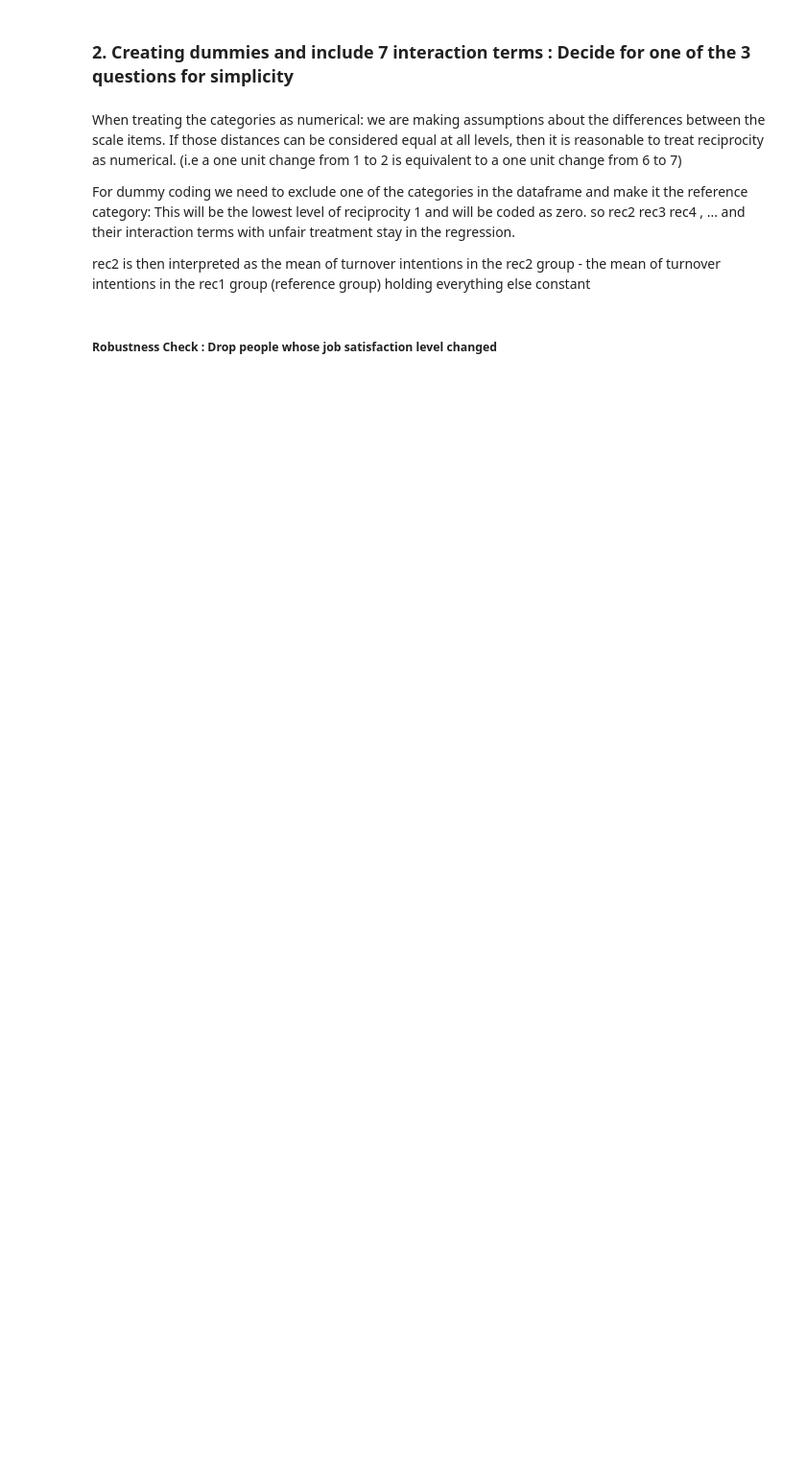
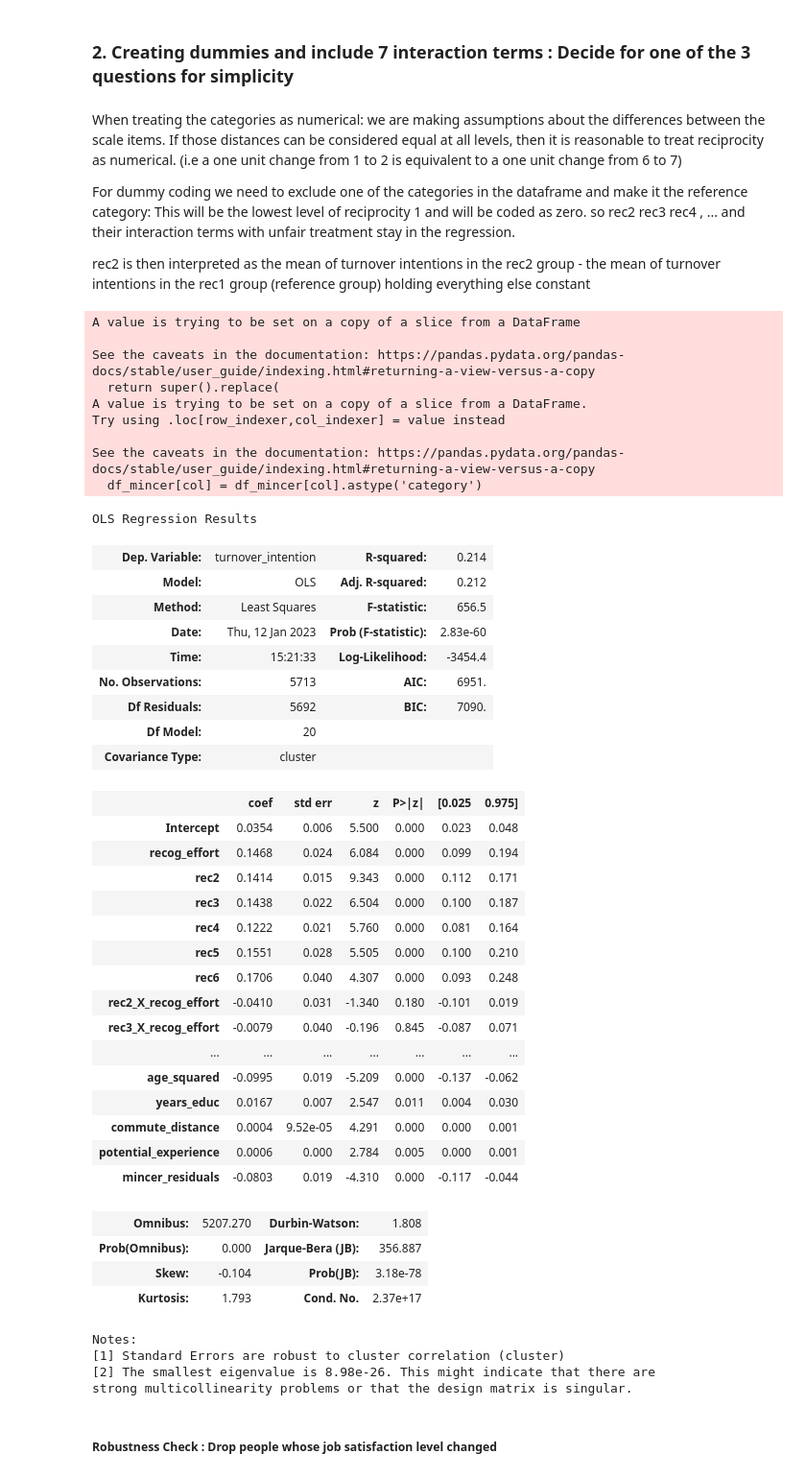
Before and after one commit to maxxxbb/ResearchModule, a Jupyter notebook: src/data_management/FirstRegression.ipynb, the cells around one changed output. Shown at 96% size. Drawn from its saved outputs; the diff is of its cells as text; code cells hidden in the pictures; blank space fills up the shorter version.

Commit message:
Adapted files so we can cluster on sectors

```diff
--- a/src/data_management/FirstRegression.ipynb
+++ b/src/data_management/FirstRegression.ipynb
@@ -21,7 +21,7 @@ from pathlib import Path
 # Path Max: C:/Users/max-admin/Desktop/Masterstudium/WiSe_22_23/Research_Module/SOEP-Data/Stata/raw
 # Path Maxie: /Volumes/dohmen_soep/SOEP-CORE.v36eu_STATA/Stata/raw
 
-data_folder = Path("/Volumes/dohmen_soep/SOEP-CORE.v36eu_STATA/Stata/raw")
+data_folder = Path("C:/Users/max-admin/Desktop/Masterstudium/WiSe_22_23/Research_Module/SOEP-Data/Stata/raw")
 # define relevant subsets of SOEP-data
 file_names = ['vp', 'wp', 'xp']
 
@@ -64,8 +57,8 @@ df_07 = data3.rename(columns= {'xp13101':'gender','xp13102': 'year_birth' ,'xp27
 # read in 2007 data from work module
 
 # adapt path and merge
-hours07 = pd.read_stata(file_paths_2[2], columns=["pid","hid", "syear", "xvebzeit", "xpsbil", "betr07", "xerwzeit", "xbilzeit"]).set_index(['pid', 'hid'])
-work07 = hours07.rename(columns={'xvebzeit': 'working_hours', "xpsbil": "school_degree", "betr07": "firmsize", "xerwzeit": "tenure" , "xbilzeit" : "years_educ"})
+hours07 = pd.read_stata(file_paths_2[2], columns=["pid","hid", "syear", "xvebzeit", "xpsbil","nace07" ,"betr07", "xerwzeit", "xbilzeit"]).set_index(['pid', 'hid'])
+work07 = hours07.rename(columns={'xvebzeit': 'working_hours', "xpsbil": "school_degree", "nace07": "sector","betr07": "firmsize", "xerwzeit": "tenure" , "xbilzeit" : "years_educ"})
 # %% [markdown]
  ### 2. Define Functions and mappings for cleaning data
 # %%
@@ -340,7 +412,7 @@ def include_jobchangers(data07,onlynewemployer=True,worksatisfaction=False,rc_ca
     # read in cleaned 2006 dataset:
     #  change path here : Maxie: '/Users/maxieschulze/Documents/Dokumente - MacBook Pro von Maxie/5. Semester/Research Module/ResearchModule/src/data_management/2006jobchange.csv'
     #                     Max 'C:/Users/max-admin/Desktop/Masterstudium/WiSe_22_23/Research_Module/finalproj/src/data_management/2006jobchange.csv'
-    observations_2006 = pd.read_csv('/Users/maxieschulze/Documents/Dokumente - MacBook Pro von Maxie/5. Semester/Research Module/ResearchModule/src/data_management/2006jobchange.csv')
+    observations_2006 = pd.read_csv('C:/Users/max-admin/Desktop/Masterstudium/WiSe_22_23/Research_Module/finalproj/src/data_management/2006jobchange.csv')
     # some initial datamanagement
     observations_2006.reset_index(inplace=True)
     observations_2006.set_index(["pid","hid"], inplace=True)
@@ -355,7 +427,9 @@ def include_jobchangers(data07,onlynewemployer=True,worksatisfaction=False,rc_ca
     # optional worksatisfaction robustness check
     if worksatisfaction == True:
         satisfaction = pd.DataFrame(df['work_satisfaction']).join(pd.DataFrame(observations_2006['work_satisfaction']), on = ["pid", "hid"], lsuffix = "_07" , rsuffix ="_06")
+        # list of IDs where job satisfaction changed over the past year
         ID_keep_satis = satisfaction[satisfaction["work_satisfaction_07"] == satisfaction["work_satisfaction_06"]].index
+        # drops all persons from 2007 dataframe where job satisfaction changed
         df.drop(df[~df.index.isin(ID_keep_satis)].index, inplace=True)
 
     # create list of IDs of people who switched to a new employer in the last year in 2007
@@ -542,25 +560,70 @@ For dummy coding we need to exclude one of the categories in the dataframe and m
 rec2 is then interpreted as the mean of turnover intentions in the rec2 group - the mean of turnover intentions in the rec1 group (reference group) holding everything else constant
 # %%
 # 1. optional argument:  rc_binary ==1
-dfrc2 = include_jobchangers(add_mincer_residuals(merge_and_clean(df_05,df_06,df_07,work07)))
+dfrc_dummy = include_jobchangers(add_mincer_residuals(merge_and_clean(df_05,df_06,df_07,work07)))
 # specify columns which we need for regression by dropping everything else
-dfrc_dummy = dfrc2.drop(columns=['similar_problems', 'take_revenge', 'insult_back','felt_recog_sup', 'felt_recog_effort',
+dfrc_dummy.drop(columns=['similar_problems', 'take_revenge', 'insult_back','felt_recog_sup', 'felt_recog_effort',
        'recog_personal', 'felt_recog_personal', 'recog_pay', 'felt_recog_pay','year_birth', 'new_job',
-       'reason_new_job', 'school_degree','overtime', 'recog_sup','wage_lastmonth', 'avg_rec','rec1', 'work_satisfaction'])
+       'reason_new_job', 'school_degree','overtime', 'recog_sup','wage_lastmonth', 'avg_rec','rec1', 'work_satisfaction'], inplace = True)
 # add interaction terms
 for col in ['rec2' , 'rec3' , 'rec4', 'rec5' , 'rec6' , 'rec7']:
     dfrc_dummy = dfrc_dummy.assign(**{col + '_X_recog_effort': dfrc_dummy[col] * dfrc_dummy['recog_effort']})
 # drop missing data in regression dataframe
 dfrc_dummy = dfrc_dummy.dropna()
-## OLS regression
-from statsmodels.regression.linear_model import OLS
 
-Y = dfrc_dummy["turnover_intention"]
-X = dfrc_dummy.drop(columns=["turnover_intention"])
-X = sm.add_constant(X)
-model = OLS(Y, X.astype(float))
-lpm_model = model.fit(cov_type= "HC3")
-lpm_model.summary()
+
+# Specify model
+formula_main = 'turnover_intention ~ recog_effort + rec2 + rec3 + rec4 + rec5 + rec6 + rec2_X_recog_effort + rec3_X_recog_effort + rec4_X_recog_effort + rec5_X_recog_effort + rec6_X_recog_effort + working_hours + firmsize + tenure + tenure_squared + age + age_squared + years_educ + commute_distance + potential_experience + mincer_residuals'
+
+# Fit the regression and cluster on the sector variable
+reg = smf.ols(formula_main, data=dfrc_dummy).fit(cov_type='cluster', cov_kwds={'groups': dfrc_dummy['sector']})
+
+# Print the regression results
+reg.summary()
+# %% [output]
+A value is trying to be set on a copy of a slice from a DataFrame
+
+See the caveats in the documentation: https://pandas.pydata.org/pandas-docs/stable/user_guide/indexing.html#returning-a-view-versus-a-copy
+  return super().replace(
+A value is trying to be set on a copy of a slice from a DataFrame.
+Try using .loc[row_indexer,col_indexer] = value instead
+
+See the caveats in the documentation: https://pandas.pydata.org/pandas-docs/stable/user_guide/indexing.html#returning-a-view-versus-a-copy
+  df_mincer[col] = df_mincer[col].astype('category')
+OLS Regression Results
+| Dep. Variable: | turnover_intention | R-squared: | 0.214 |
+| Model: | OLS | Adj. R-squared: | 0.212 |
+| Method: | Least Squares | F-statistic: | 656.5 |
+| Date: | Thu, 12 Jan 2023 | Prob (F-statistic): | 2.83e-60 |
+| Time: | 15:21:33 | Log-Likelihood: | -3454.4 |
+| No. Observations: | 5713 | AIC: | 6951. |
+| Df Residuals: | 5692 | BIC: | 7090. |
+| Df Model: | 20 |  |  |
+| Covariance Type: | cluster |  |  |
+|  | coef | std err | z | P>|z| | [0.025 | 0.975] |
+| Intercept | 0.0354 | 0.006 | 5.500 | 0.000 | 0.023 | 0.048 |
+| recog_effort | 0.1468 | 0.024 | 6.084 | 0.000 | 0.099 | 0.194 |
+| rec2 | 0.1414 | 0.015 | 9.343 | 0.000 | 0.112 | 0.171 |
+| rec3 | 0.1438 | 0.022 | 6.504 | 0.000 | 0.100 | 0.187 |
+| rec4 | 0.1222 | 0.021 | 5.760 | 0.000 | 0.081 | 0.164 |
+| rec5 | 0.1551 | 0.028 | 5.505 | 0.000 | 0.100 | 0.210 |
+| rec6 | 0.1706 | 0.040 | 4.307 | 0.000 | 0.093 | 0.248 |
+| rec2_X_recog_effort | -0.0410 | 0.031 | -1.340 | 0.180 | -0.101 | 0.019 |
+| rec3_X_recog_effort | -0.0079 | 0.040 | -0.196 | 0.845 | -0.087 | 0.071 |
+| ... | ... | ... | ... | ... | ... | ... |
+| age_squared | -0.0995 | 0.019 | -5.209 | 0.000 | -0.137 | -0.062 |
+| years_educ | 0.0167 | 0.007 | 2.547 | 0.011 | 0.004 | 0.030 |
+| commute_distance | 0.0004 | 9.52e-05 | 4.291 | 0.000 | 0.000 | 0.001 |
+| potential_experience | 0.0006 | 0.000 | 2.784 | 0.005 | 0.000 | 0.001 |
+| mincer_residuals | -0.0803 | 0.019 | -4.310 | 0.000 | -0.117 | -0.044 |
+| Omnibus: | 5207.270 | Durbin-Watson: | 1.808 |
+| Prob(Omnibus): | 0.000 | Jarque-Bera (JB): | 356.887 |
+| Skew: | -0.104 | Prob(JB): | 3.18e-78 |
+| Kurtosis: | 1.793 | Cond. No. | 2.37e+17 |
+Notes:
+[1] Standard Errors are robust to cluster correlation (cluster)
+[2] The smallest eigenvalue is 8.98e-26. This might indicate that there are
+strong multicollinearity problems or that the design matrix is singular.
 # %% [markdown]
 ##### Robustness Check : Drop people whose job satisfaction level changed
 # %%
```
Also changed, not shown: parts of 14 cells of this notebook, 2 other files.
